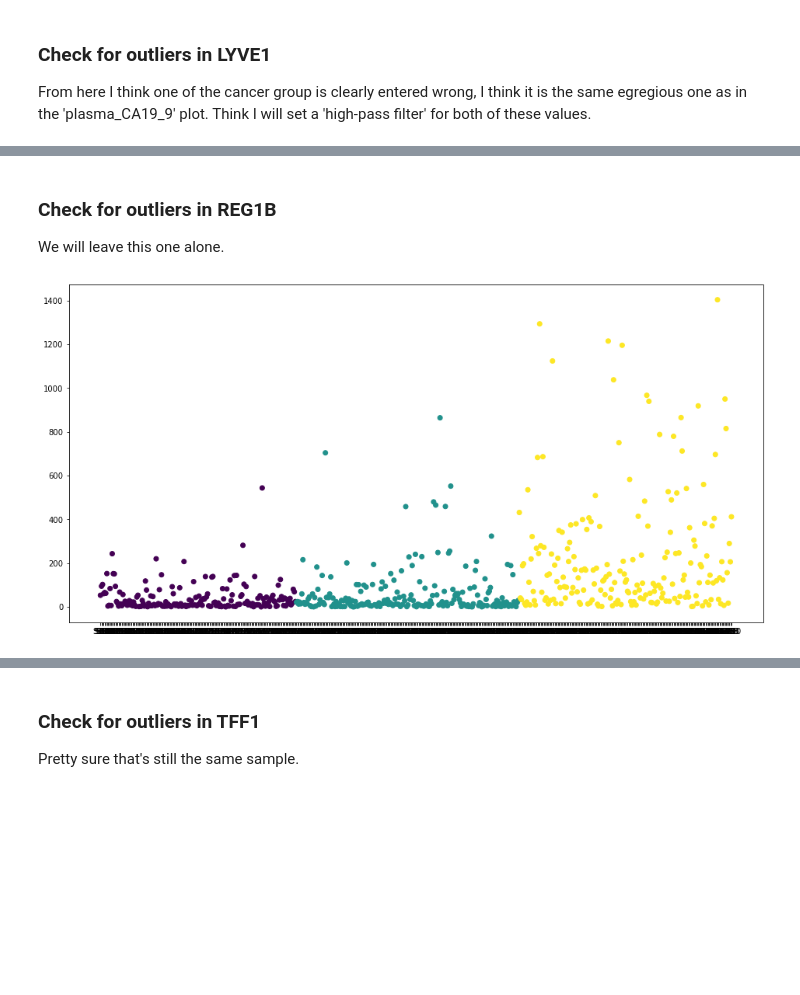
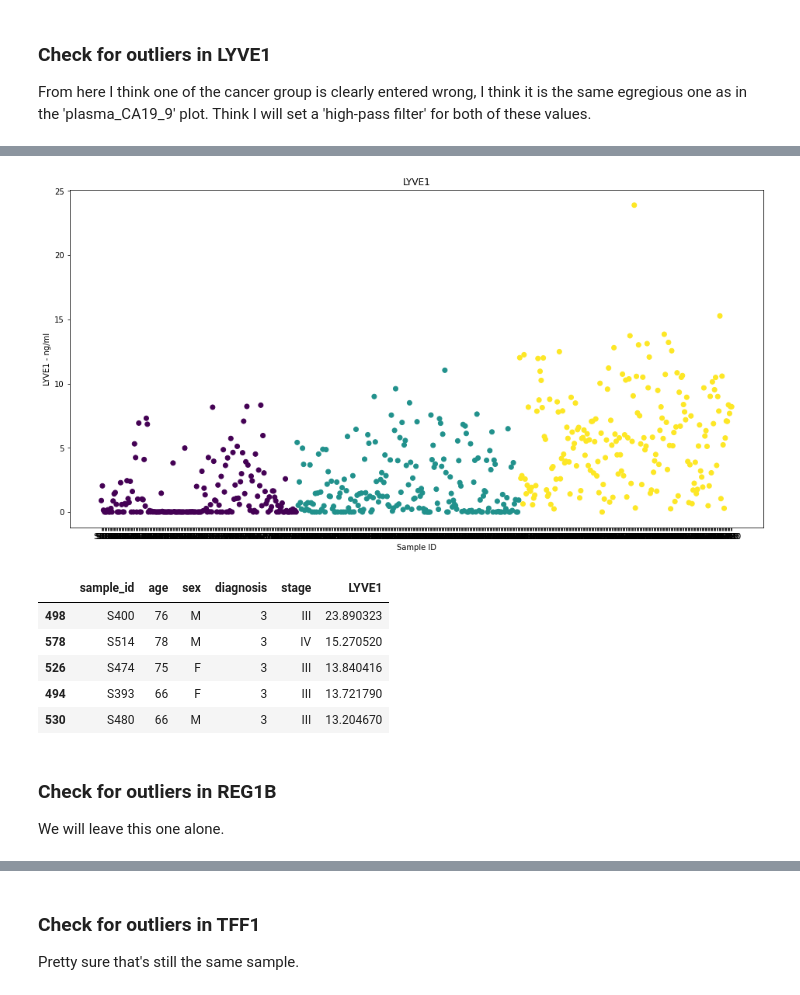
Before and after one commit to WillMc93/Kaggle-Bioassay-Datasets, a Jupyter notebook: Analysis.ipynb, the cells around one changed output, grey strips where cells are left out. Drawn from its saved outputs; the diff is of its cells as text; code cells hidden in the pictures; blank space fills up the shorter version.

```diff
--- a/Analysis.ipynb
+++ b/Analysis.ipynb
@@ -102,10 +224,18 @@ plt.show()
+# %%
+# Show scatterplot
+show_plots('LYVE1', ylabel='LYVE1 - ng/ml')
+
+# Show top 5
+show_top_five('LYVE1')
+# %% [output]
+[figure, added]
+|  | sample_id | age | sex | diagnosis | stage | LYVE1 |
+| 498 | S400 | 76 | M | 3 | III | 23.890323 |
+| 578 | S514 | 78 | M | 3 | IV | 15.270520 |
+| 526 | S474 | 75 | F | 3 | III | 13.840416 |
+| 494 | S393 | 66 | F | 3 | III | 13.721790 |
+| 530 | S480 | 66 | M | 3 | III | 13.204670 |
 # %% [markdown]
 ### Check for outliers in REG1B
 
 We will leave this one alone.
-# %%
-fig, ax = plt.subplots(figsize=(16,8))
-ax.scatter(df_clean['sample_id'], df_clean['REG1B'], c=df_clean['diagnosis'])
-plt.show()
-# %% [output]
-[figure, removed]
```
Also changed, not shown: parts of 27 cells of this notebook.
